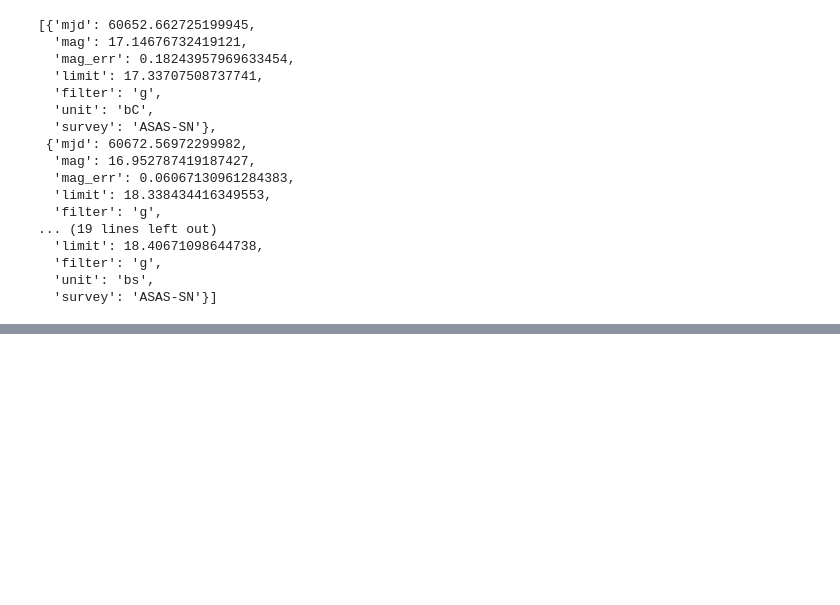
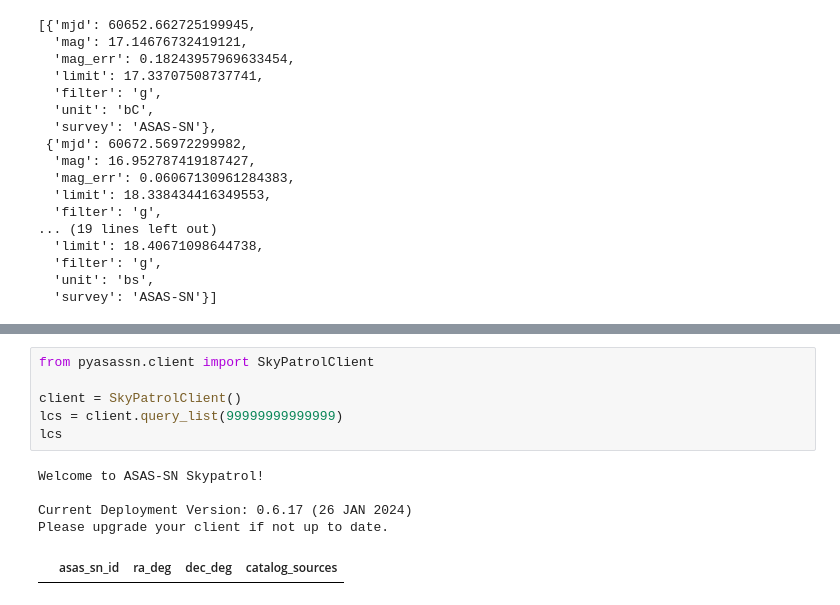
Before and after one commit to gonzodeveloper/tarxiv, a Jupyter notebook: examples/Tarxiv_Pipeline.ipynb, the cells around one changed output, grey strips where cells are left out. Saved outputs shown, nothing was run; the diff lists cells and outputs as text; blank space fills up the shorter version.

```diff
--- a/examples/Tarxiv_Pipeline.ipynb
+++ b/examples/Tarxiv_Pipeline.ipynb
@@ -243,0 +262,12 @@ res[-5:]
+# %%
+from pyasassn.client import SkyPatrolClient
+
+client = SkyPatrolClient()
+lcs = client.query_list(99999999999999)
+lcs
+# %% [output]
+Welcome to ASAS-SN Skypatrol!
+
+Current Deployment Version: 0.6.17 (26 JAN 2024)
+Please upgrade your client if not up to date.
+|  | asas_sn_id | ra_deg | dec_deg | catalog_sources |
```
Also changed, not shown: parts of 9 cells of this notebook, 2 other files.
